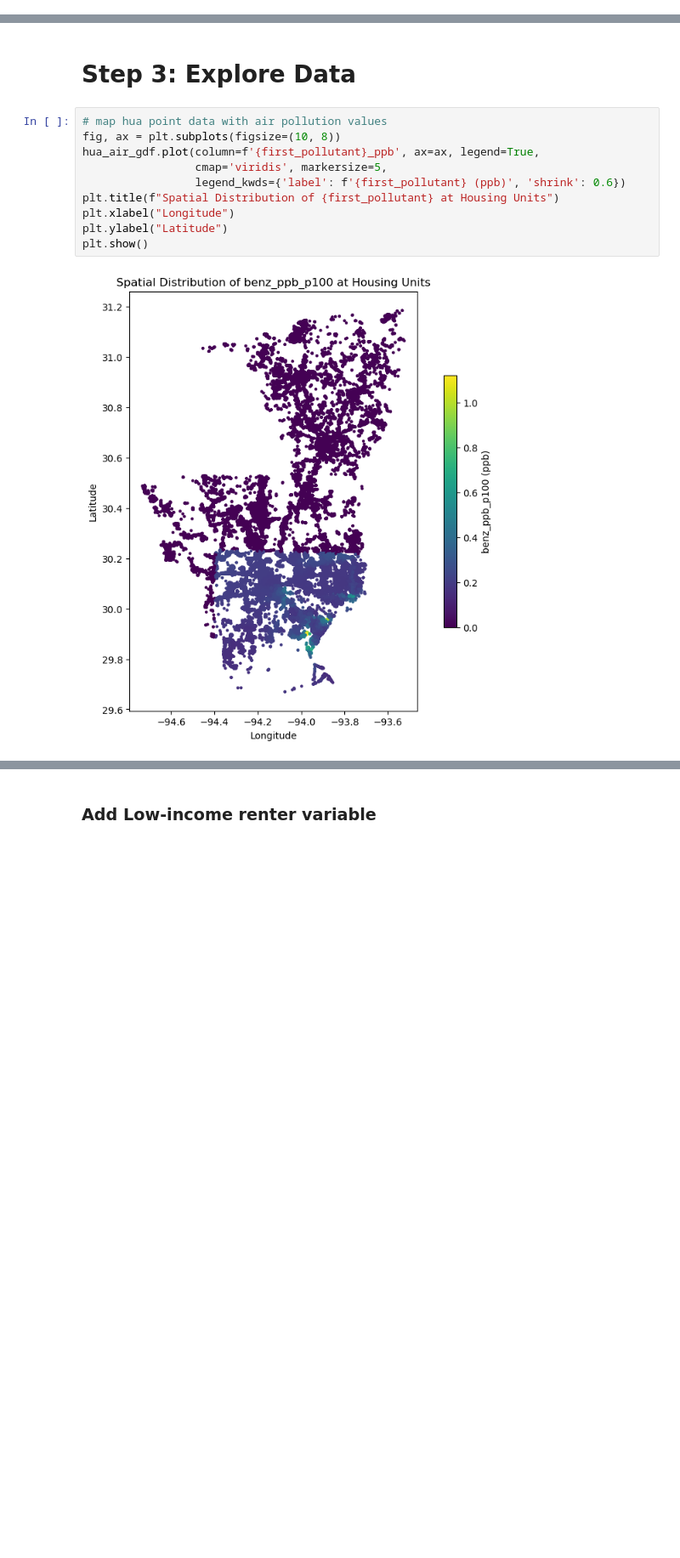
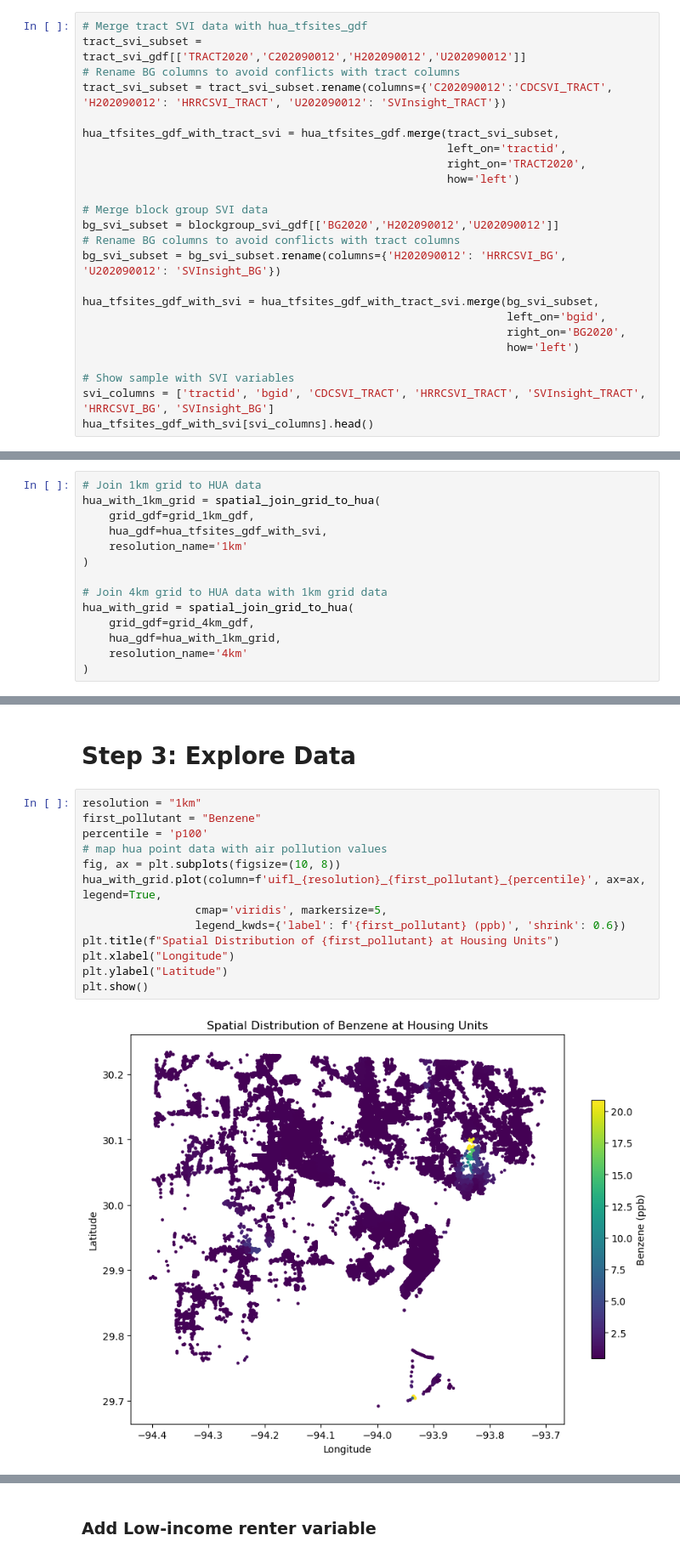
Before and after one commit to npr99/integrate_people_theme1_cookbook, a Jupyter notebook: ip1_2bv1_joinpeopleair.ipynb, the cells around one changed output, grey strips where cells are left out. Shown at 85% size. Drawn from its saved outputs; the diff is of its cells as text; blank space fills up the shorter version.

```diff
--- a/ip1_2bv1_joinpeopleair.ipynb
+++ b/ip1_2bv1_joinpeopleair.ipynb
@@ -739,0 +448,24 @@ KeyboardInterrupt:
+# %%
+# Merge tract SVI data with hua_tfsites_gdf
+tract_svi_subset = tract_svi_gdf[['TRACT2020','C202090012','H202090012','U202090012']]
+# Rename BG columns to avoid conflicts with tract columns
+tract_svi_subset = tract_svi_subset.rename(columns={'C202090012':'CDCSVI_TRACT', 'H202090012': 'HRRCSVI_TRACT', 'U202090012': 'SVInsight_TRACT'})
+
+hua_tfsites_gdf_with_tract_svi = hua_tfsites_gdf.merge(tract_svi_subset,
+                                                       left_on='tractid',
+                                                       right_on='TRACT2020',
+                                                       how='left')
+
+# Merge block group SVI data
+bg_svi_subset = blockgroup_svi_gdf[['BG2020','H202090012','U202090012']]
+# Rename BG columns to avoid conflicts with tract columns
+bg_svi_subset = bg_svi_subset.rename(columns={'H202090012': 'HRRCSVI_BG', 'U202090012': 'SVInsight_BG'})
+
+hua_tfsites_gdf_with_svi = hua_tfsites_gdf_with_tract_svi.merge(bg_svi_subset,
+                                                                left_on='bgid',
+                                                                right_on='BG2020',
+                                                                how='left')
+
+# Show sample with SVI variables
+svi_columns = ['tractid', 'bgid', 'CDCSVI_TRACT', 'HRRCSVI_TRACT', 'SVInsight_TRACT', 'HRRCSVI_BG', 'SVInsight_BG']
+hua_tfsites_gdf_with_svi[svi_columns].head()
@@ -739,0 +541,14 @@ KeyboardInterrupt:
+# %%
+# Join 1km grid to HUA data
+hua_with_1km_grid = spatial_join_grid_to_hua(
+    grid_gdf=grid_1km_gdf,
+    hua_gdf=hua_tfsites_gdf_with_svi,
+    resolution_name='1km'
+)
+
+# Join 4km grid to HUA data with 1km grid data
+hua_with_grid = spatial_join_grid_to_hua(
+    grid_gdf=grid_4km_gdf,
+    hua_gdf=hua_with_1km_grid,
+    resolution_name='4km'
+)
@@ -750,14 +575,17 @@ hua_air_complete_gdf.head()
 # %% [markdown]
 # Step 3: Explore Data
 # %%
+resolution = "1km"
+first_pollutant = "Benzene"
+percentile = 'p100'
 # map hua point data with air pollution values
 fig, ax = plt.subplots(figsize=(10, 8))
-hua_air_gdf.plot(column=f'{first_pollutant}_ppb', ax=ax, legend=True,
+hua_with_grid.plot(column=f'uifl_{resolution}_{first_pollutant}_{percentile}', ax=ax, legend=True,
                  cmap='viridis', markersize=5,
                  legend_kwds={'label': f'{first_pollutant} (ppb)', 'shrink': 0.6})
 plt.title(f"Spatial Distribution of {first_pollutant} at Housing Units")
 plt.xlabel("Longitude")
 plt.ylabel("Latitude")
 plt.show()
 # %% [output]
-[figure, old version]
+[figure, new version]
```
Also changed, not shown: parts of 45 cells of this notebook, 2 other files.
